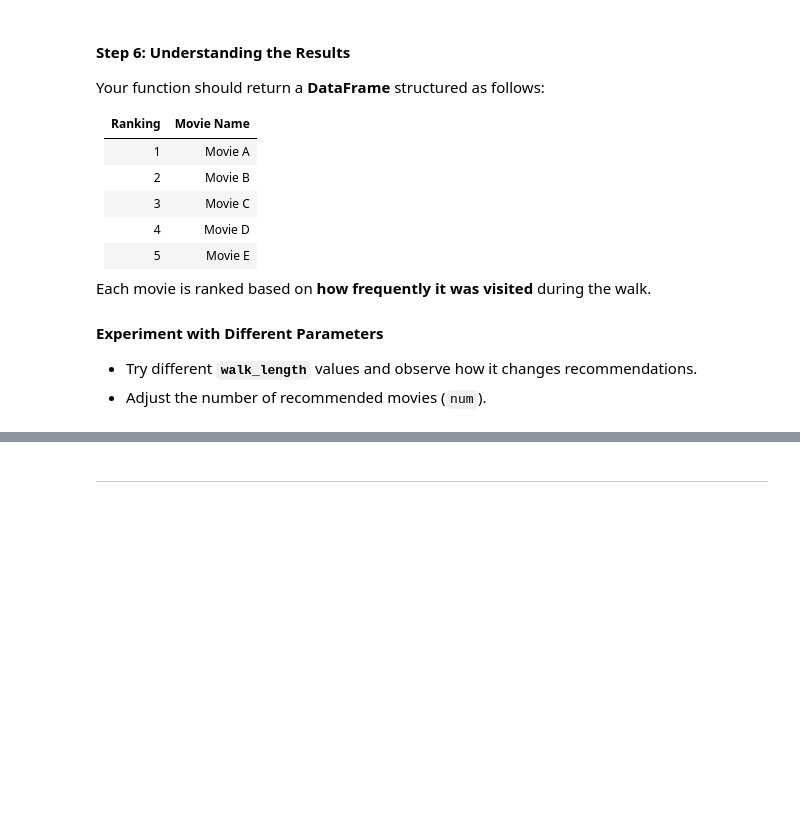
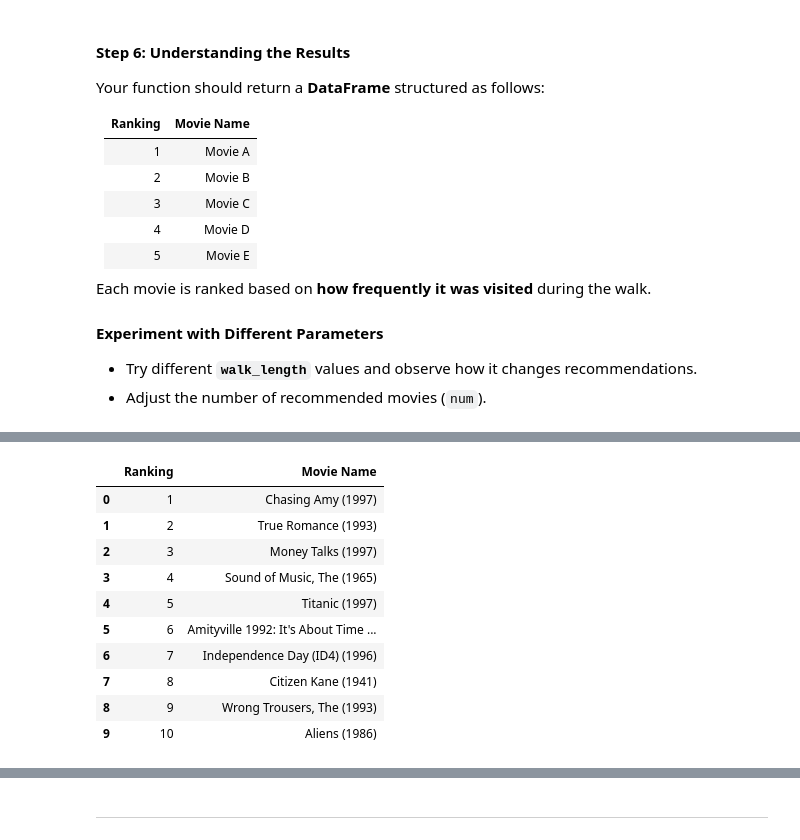
Before and after one commit to zhutchens/Movie-Recommendation, a Jupyter notebook: Movie_Recommendation.ipynb, the cells around one changed output, grey strips where cells are left out. Saved outputs shown, nothing was run; the diff lists cells and outputs as text; code cells hidden in the pictures; blank space fills up the shorter version.

```diff
--- a/Programming_Assignment-1.ipynb
+++ b/Movie_Recommendation.ipynb
@@ -949,0 +978,14 @@ weighted_pixie_recommend("Jurassic Park (1993)", walk_length = 10, num = 5)
+# %%
+weighted_pixie_recommend("Jurassic Park (1993)", walk_length = 100, num = 10)
+# %% [output]
+|  | Ranking | Movie Name |
+| 0 | 1 | Chasing Amy (1997) |
+| 1 | 2 | True Romance (1993) |
+| 2 | 3 | Money Talks (1997) |
+| 3 | 4 | Sound of Music, The (1965) |
+| 4 | 5 | Titanic (1997) |
+| 5 | 6 | Amityville 1992: It's About Time ... |
+| 6 | 7 | Independence Day (ID4) (1996) |
+| 7 | 8 | Citizen Kane (1941) |
+| 8 | 9 | Wrong Trousers, The (1993) |
+| 9 | 10 | Aliens (1986) |
```
Also changed, not shown: parts of 12 cells of this notebook, 1 other file.
